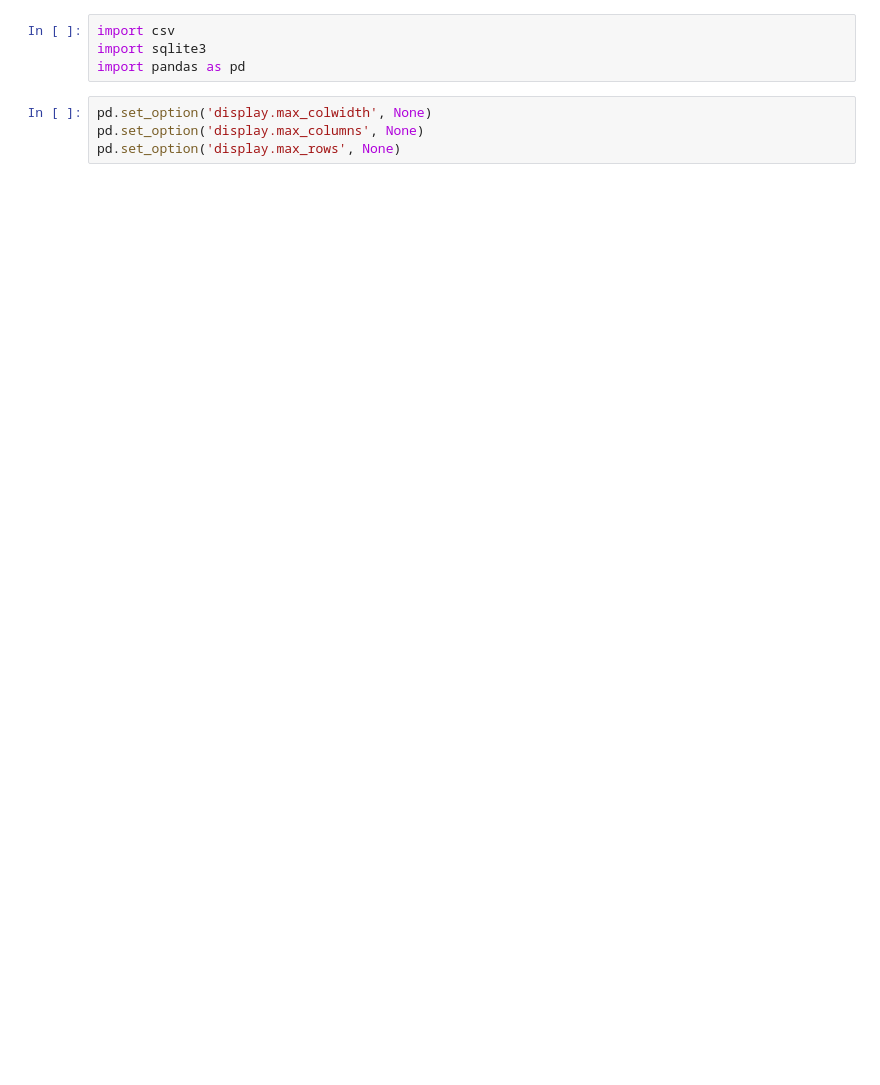
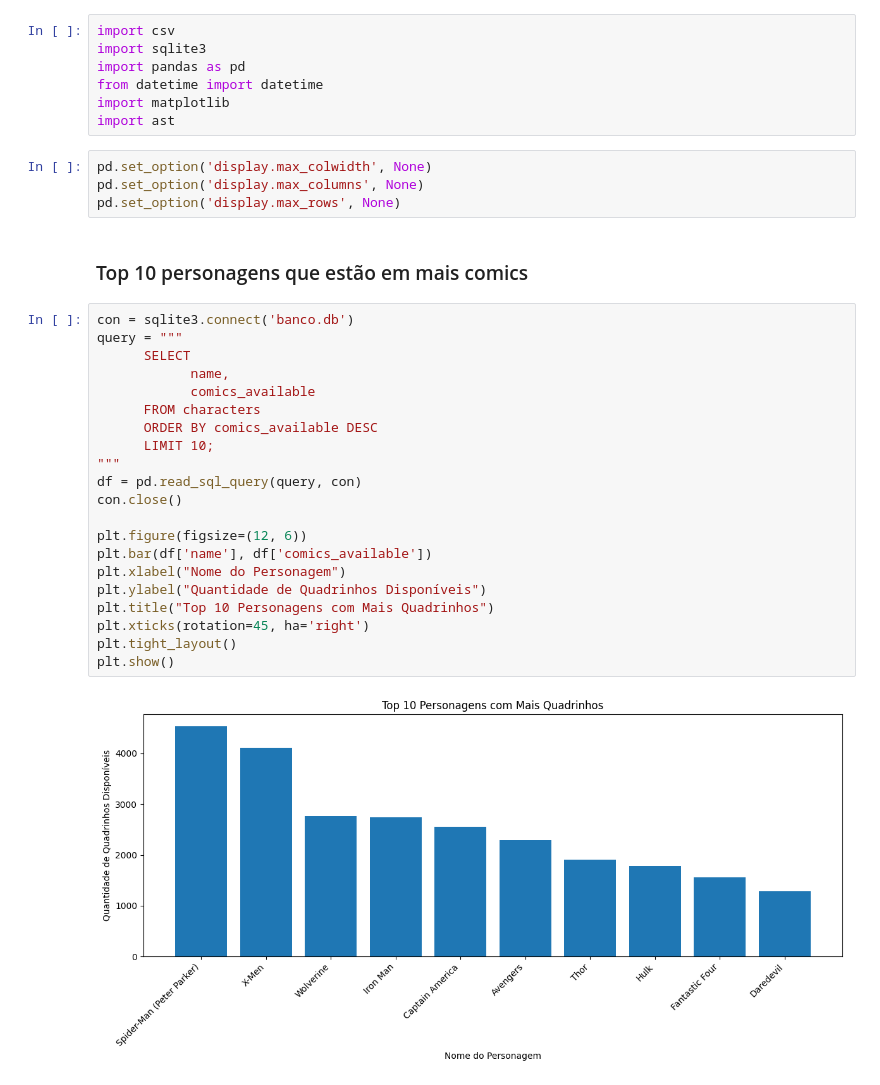
Before and after one commit to rhaagsma/Projeto_Final_Marvel, a Jupyter notebook: TesteInsights.ipynb, the cells around one changed output. Cells and saved outputs as stored; diff of their text form; blank space fills up the shorter version.

```diff
--- a/TesteInsights.ipynb
+++ b/TesteInsights.ipynb
@@ -4,7 +4,35 @@
 import csv
 import sqlite3
 import pandas as pd
+from datetime import datetime
+import matplotlib
+import ast
 # %%
 pd.set_option('display.max_colwidth', None)
 pd.set_option('display.max_columns', None)
 pd.set_option('display.max_rows', None)
+# %% [markdown]
+### Top 10 personagens que estão em mais comics
+# %%
+con = sqlite3.connect('banco.db')
+query = """
+      SELECT
+            name,
+            comics_available
+      FROM characters
+      ORDER BY comics_available DESC
+      LIMIT 10;
+"""
+df = pd.read_sql_query(query, con)
+con.close()
+
+plt.figure(figsize=(12, 6))
+plt.bar(df['name'], df['comics_available'])
+plt.xlabel("Nome do Personagem")
+plt.ylabel("Quantidade de Quadrinhos Disponíveis")
+plt.title("Top 10 Personagens com Mais Quadrinhos")
+plt.xticks(rotation=45, ha='right')
+plt.tight_layout()
+plt.show()
+# %% [output]
+[figure, added]
```
Also changed, not shown: parts of 7 cells of this notebook.
